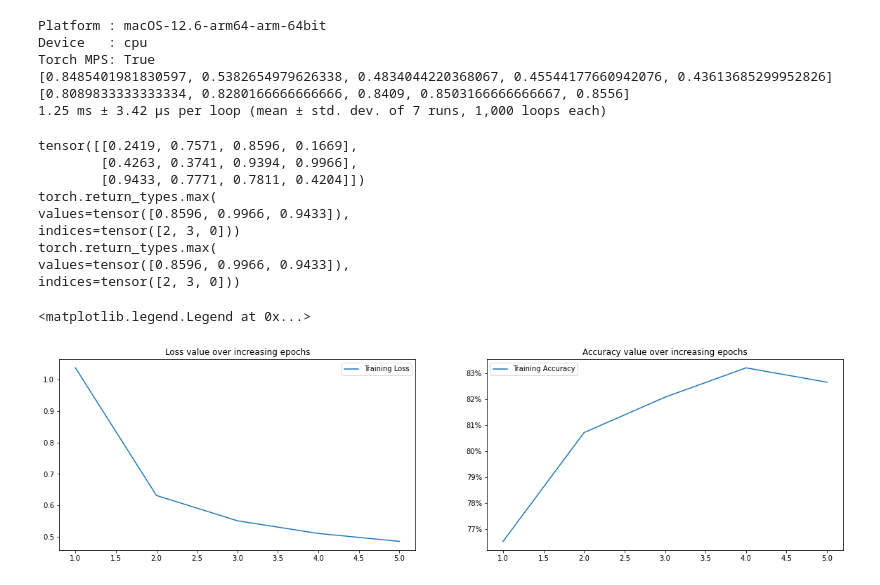
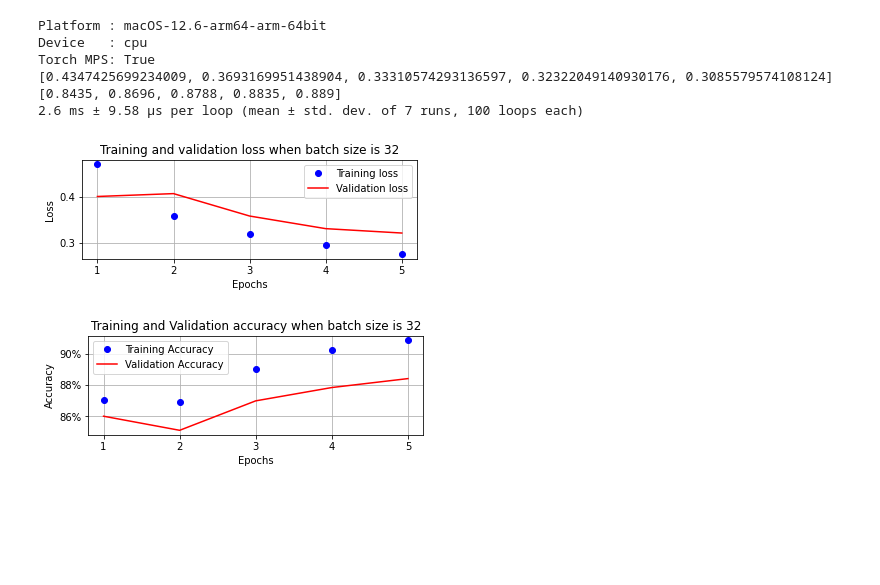
Before and after one commit to max-ai4res/ParkRadar, a Jupyter notebook: C3-107-TrainingNN.ipynb, the cells around one changed output. Saved outputs shown, nothing was run; the diff lists cells and outputs as text; code cells hidden in the pictures; blank space fills up the shorter version.

```diff
--- a/C3-107-TrainingNN.ipynb
+++ b/C3-107-TrainingNN.ipynb
@@ -73,4 +79,18 @@ def accuracy(x, y, model):
     max_values, argmaxes = prediction.max(-1)
     is_correct = argmaxes == y
     return is_correct.cpu().numpy().tolist()
+# %%
+def get_data():
+    train = FMINSTDataset(tr_images, tr_targets)
+    trn_dl = DataLoader(train, batch_size=32, shuffle=True)
+    val_data = FMINSTDataset(val_images, val_targets)
+    val_dl = DataLoader(val_data, batch_size=len(val_data), shuffle=False)
+    return trn_dl, val_dl
+# %%
+@torch.no_grad()
+def val_loss(x, y, model):
+    model.eval()
+    prediction = model(x)
+    val_loss = loss_fn(prediction, y)
+    return val_loss.item()
 # %%
@@ -116,50 +166,50 @@ import platform
 print(f'Platform : {platform.platform()}')
 print(f'Device   : {device}')
 print(f'Torch MPS: {torch.has_mps}')
-print(losses)
-print(accuracies)
+print(val_losses)
+print(val_accuracies)
 
 #[0.8396197241942088, 0.5353731442213059, 0.48255981571276985, 0.45433049147129057, 0.4355701746821404]
 #[0.7962333333333333, 0.8300333333333333, 0.8386, 0.8508166666666667, 0.8534833333333334]
 model, loss_fn, optimizer = get_model()
-trn_dl = get_data()
+trn_dl, val_dl = get_data()
 x, y = next(iter(trn_dl))
 %timeit train_batch(x, y, model, optimizer, loss_fn)
 # %% [output]
 Platform : macOS-12.6-arm64-arm-64bit
 Device   : cpu
 Torch MPS: True
-[0.8485401981830597, 0.5382654979626338, 0.4834044220368067, 0.45544177660942076, 0.43613685299952826]
-[0.8089833333333334, 0.8280166666666666, 0.8409, 0.8503166666666667, 0.8556]
-1.25 ms ± 3.42 µs per loop (mean ± std. dev. of 7 runs, 1,000 loops each)
+[0.4347425699234009, 0.3693169951438904, 0.33310574293136597, 0.32322049140930176, 0.3085579574108124]
+[0.8435, 0.8696, 0.8788, 0.8835, 0.889]
+2.6 ms ± 9.58 µs per loop (mean ± std. dev. of 7 runs, 100 loops each)
-# %%
-tt = torch.rand(3,4)
-print(tt);
-
-print(tt.max(1))
-print(tt.max(-1))
-# %% [output]
-tensor([[0.2419, 0.7571, 0.8596, 0.1669],
-        [0.4263, 0.3741, 0.9394, 0.9966],
-        [0.9433, 0.7771, 0.7811, 0.4204]])
-torch.return_types.max(
-values=tensor([0.8596, 0.9966, 0.9433]),
-indices=tensor([2, 3, 0]))
-torch.return_types.max(
-values=tensor([0.8596, 0.9966, 0.9433]),
-indices=tensor([2, 3, 0]))
 # %%
-epochs = np.arange(5) + 1
-plt.figure(figsize=(20,5))
-plt.subplot(121)
-plt.title('Loss value over increasing epochs')
-plt.plot(epochs, losses, label='Training Loss')
+import matplotlib.ticker as mticker
+
+epochs = np.arange(len(train_losses)) + 1
+
+plt.subplot(211)
+plt.title('Training and validation loss when batch size is 32')
+plt.plot(epochs, train_losses, 'bo', label='Training loss')
+plt.plot(epochs, val_losses, 'r', label='Validation loss')
+plt.gca().xaxis.set_major_locator(mticker.MultipleLocator(1))
+plt.xlabel('Epochs')
+plt.ylabel('Loss')
 plt.legend()
-plt.subplot(122)
-plt.title('Accuracy value over increasing epochs')
-plt.plot(epochs, accuracies, label='Training Accuracy')
+plt.grid('off')
+plt.show()
+plt.subplot(212)
+plt.title('Training and Validation accuracy when batch size is 32')
+plt.plot(epochs, train_accuracies, 'bo', label='Training Accuracy')
+plt.plot(epochs, val_accuracies, 'r', label='Validation Accuracy')
+plt.gca().xaxis.set_major_locator(mticker.MultipleLocator(1))
+plt.xlabel('Epochs')
+plt.ylabel('Accuracy')
+plt.legend()
+plt.grid('off')
 plt.gca().set_yticklabels(['{:.0f}%'.format(x*100) for x in plt.gca().get_yticks().tolist()])
 plt.legend()
+plt.grid('off')
+plt.show()
 # %% [output]
-<matplotlib.legend.Legend at 0x...>
-[figure, old version]
+[figure, new version]
+[figure, added]
```
Also changed, not shown: parts of 5 cells of this notebook.
